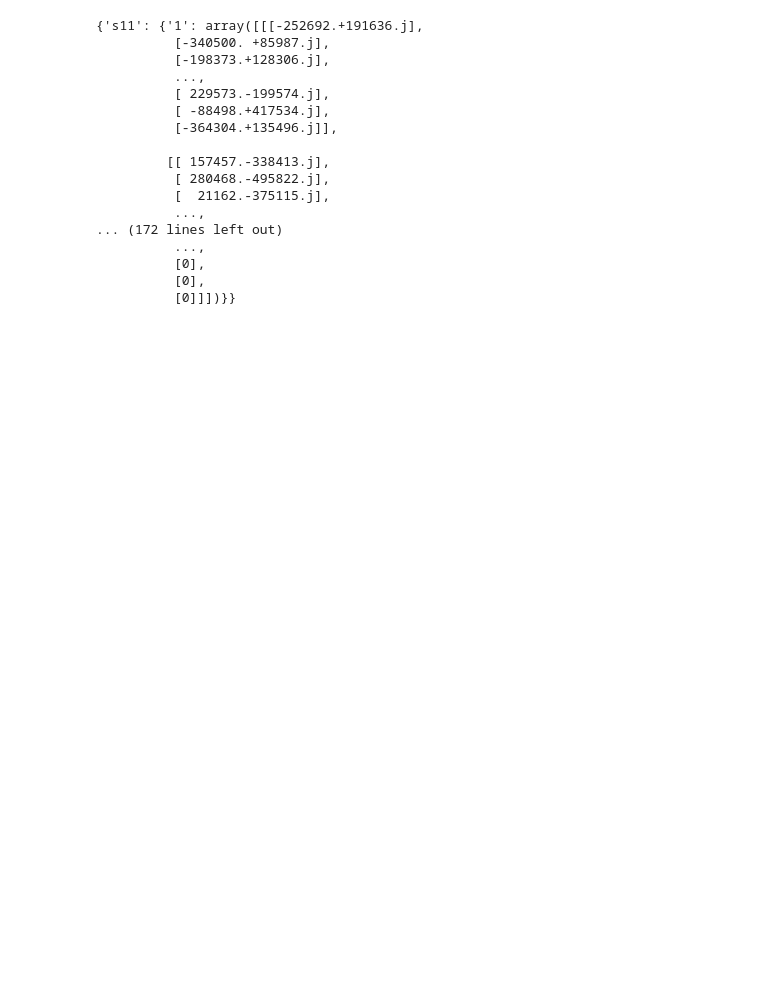
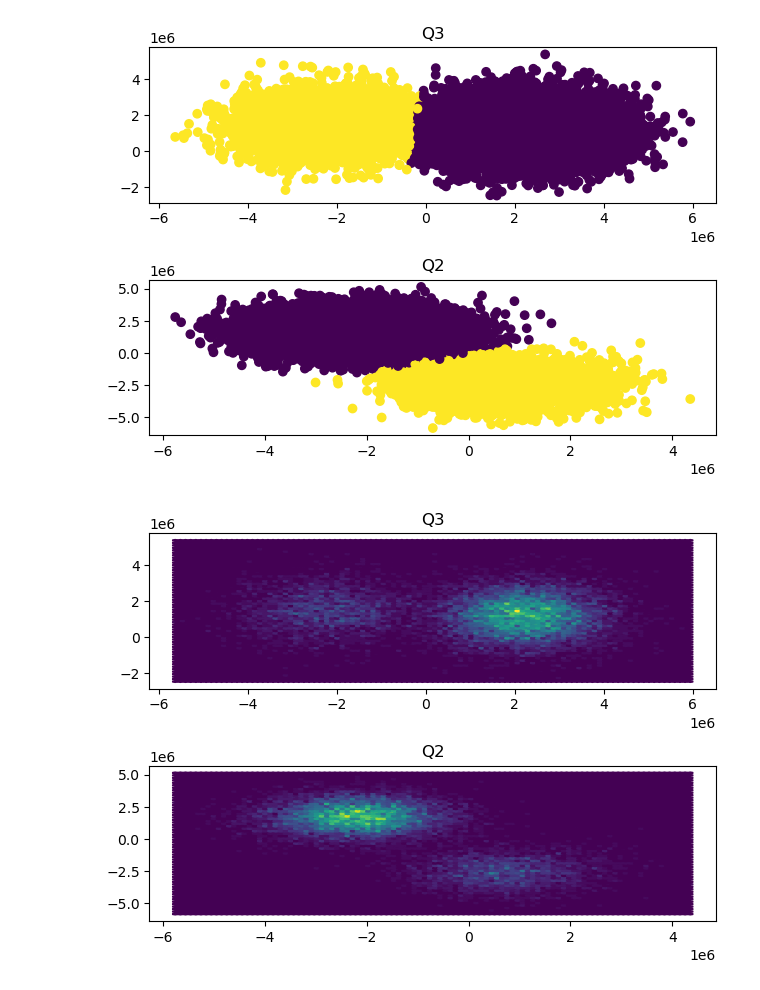
Before and after one commit to xianChunZeng/lblQubic, a Jupyter notebook: notebooks/CR Work.ipynb, the cells around one changed output. Saved outputs shown, nothing was run; the diff lists cells and outputs as text; code cells hidden in the pictures; blank space fills up the shorter version.

```diff
--- a/notebooks/CR Work.ipynb
+++ b/notebooks/CR Work.ipynb
@@ -16,7 +17,7 @@ fpga_config, qchip, channel_config = cfg.load_configs(qchipname)
 chanmap = {'Q0':7,'Q2':1,'Q1':4,'Q3':3,'Q4':5,'Q5':6,'Q6':2}
 # %%
 runner = rc.CircuitRunnerClient(ip='192.168.1.247')
-jobman = jm.JobManager(fpga_config, qchip, channel_config, runner)
+jobman = jm.JobManager(fpga_config, channel_config, runner, qchip)
 # %%
 def cr_sweep_circuit(control_qubit, target_qubit, pulse_width, amp):
     circuits = []
@@ -41,25 +42,12 @@ def cr_sweep_circuit(control_qubit, target_qubit, pulse_width, amp):
             circuits.append(circuit)
 
     return circuits
+# %%
+control = 'Q3'
+target = 'Q2'
 # %%
-circuits = cr_sweep_circuit('Q3', 'Q2', 200.e-9, .2)
+gmm_rabi = _rabi.GMMRabi([control, target], 0.3, np.linspace(0, 100e-9, 10), channel_config)
+gmm_rabi.run_and_report(jobman, 1000, qchip)
+# %% [output]
+[figure, added]
+[figure, added]
-# %%
-jobman.build_and_run_circuits(circuits, 1000, outputs=['s11', 'shots'], fit_gmm=True)
-# %% [output]
-{'s11': {'1': array([[[-252692.+191636.j],
-          [-340500. +85987.j],
-          [-198373.+128306.j],
-          ...,
-          [ 229573.-199574.j],
-          [ -88498.+417534.j],
-          [-364304.+135496.j]],
-
-         [[ 157457.-338413.j],
-          [ 280468.-495822.j],
-          [  21162.-375115.j],
-          ...,
-... (172 lines left out)
-          ...,
-          [0],
-          [0],
-          [0]]])}}
```
Also changed, not shown: parts of 8 cells of this notebook, 7 other files.
